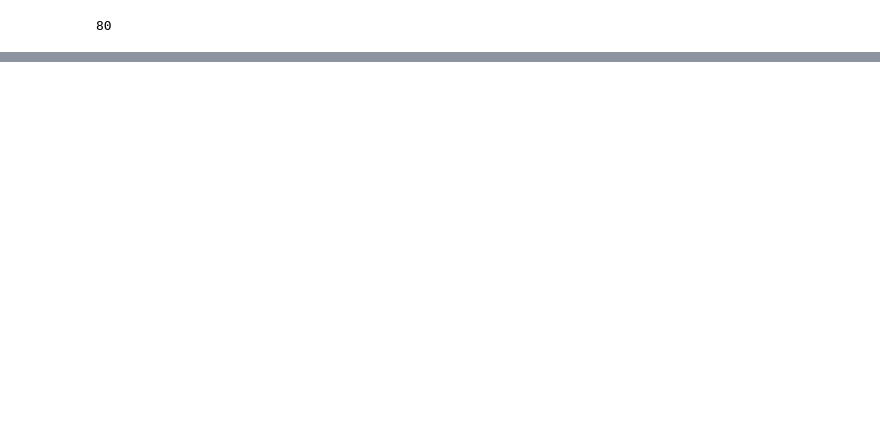
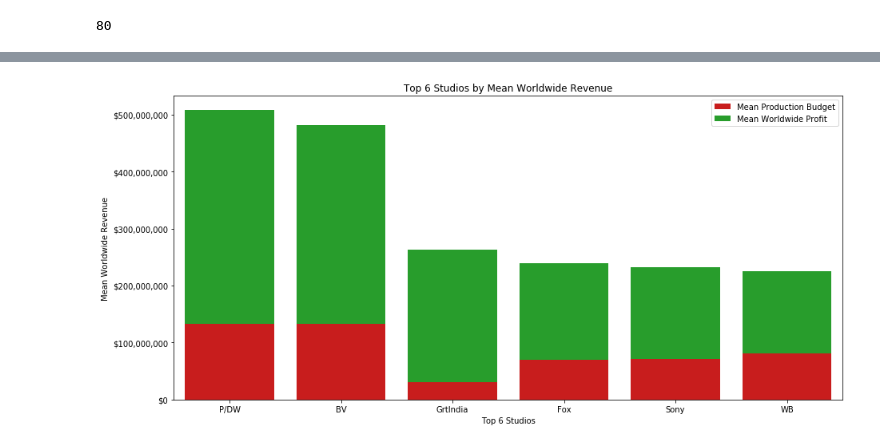
Before and after one commit to maxtingle11/Microsoft-Studios-Market-Analysis, a Jupyter notebook: Data Visualization.ipynb, the cells around one changed output, grey strips where cells are left out. Cells and saved outputs as stored; diff of their text form; code cells hidden in the pictures; blank space fills up the shorter version.

```diff
--- a/Data Visualization.ipynb
+++ b/Data Visualization.ipynb
@@ -113,0 +271,19 @@ data.groupby('horror').count()
+# %%
+# Creating DataFrames for a stacked bar plot of the top 6 studios by Worldwide Revenue
+# with Budget and Profit
+top_6_ww_gross_studios = list(df[['worldwide_gross', 'studio']].groupby(['studio']).mean().sort_values(
+    by=['worldwide_gross'], ascending=False).head(6).index)
+
+top_6_ww_gross_studios_df = df.loc[df.studio.isin(top_6_ww_gross_studios)]
+
+df_top_budget = top_6_ww_gross_studios_df[['production_budget', 'studio']].groupby(['studio']).mean()
+
+df_top_profit = top_6_ww_gross_studios_df[['profit', 'studio']].groupby(['studio']).mean()
+
+top_6_studios_graph = top_6_ww_gross_studios_df[['worldwide_gross', 'studio']].groupby(['studio']).mean().sort_values(
+    by=['worldwide_gross'], ascending=False)
+
+top_6_studios_graph = top_6_studios_graph.join(df_top_budget, how='left')
+top_6_studios_graph = top_6_studios_graph.join(df_top_profit, how='left')
+
+top_6_studios_graph.reset_index(inplace=True)
@@ -113,0 +300,26 @@ data.groupby('horror').count()
+# %%
+fig = plt.figure(figsize=(15, 7))
+
+budget_bar = sns.barplot(data=top_6_studios_graph,
+                         x='studio',
+                         y='production_budget',
+                         color=sns.xkcd_rgb["red"],
+                         label='Mean Production Budget')
+
+profit_bar = sns.barplot(data=top_6_studios_graph,
+                         x='studio',
+                         y='profit',
+                         bottom=top_6_studios_graph['production_budget'],
+                         color=sns.xkcd_rgb["green"],
+                         label='Mean Worldwide Profit')
+
+budget_bar.set(xlabel='Top 6 Studios',
+              ylabel='Mean Worldwide Revenue',
+              title='Top 6 Studios by Mean Worldwide Revenue')
+budget_bar.yaxis.set_major_formatter(mtick.StrMethodFormatter('${x:,.0f}'))
+
+plt.legend()
+plt.show()
+fig.savefig('Figures/Top_6_Studios_by_Mean_Worldwide_Revenue.png')
+# %% [output]
+[figure, added]
```
Also changed, not shown: parts of 70 cells of this notebook, 5 other files.
